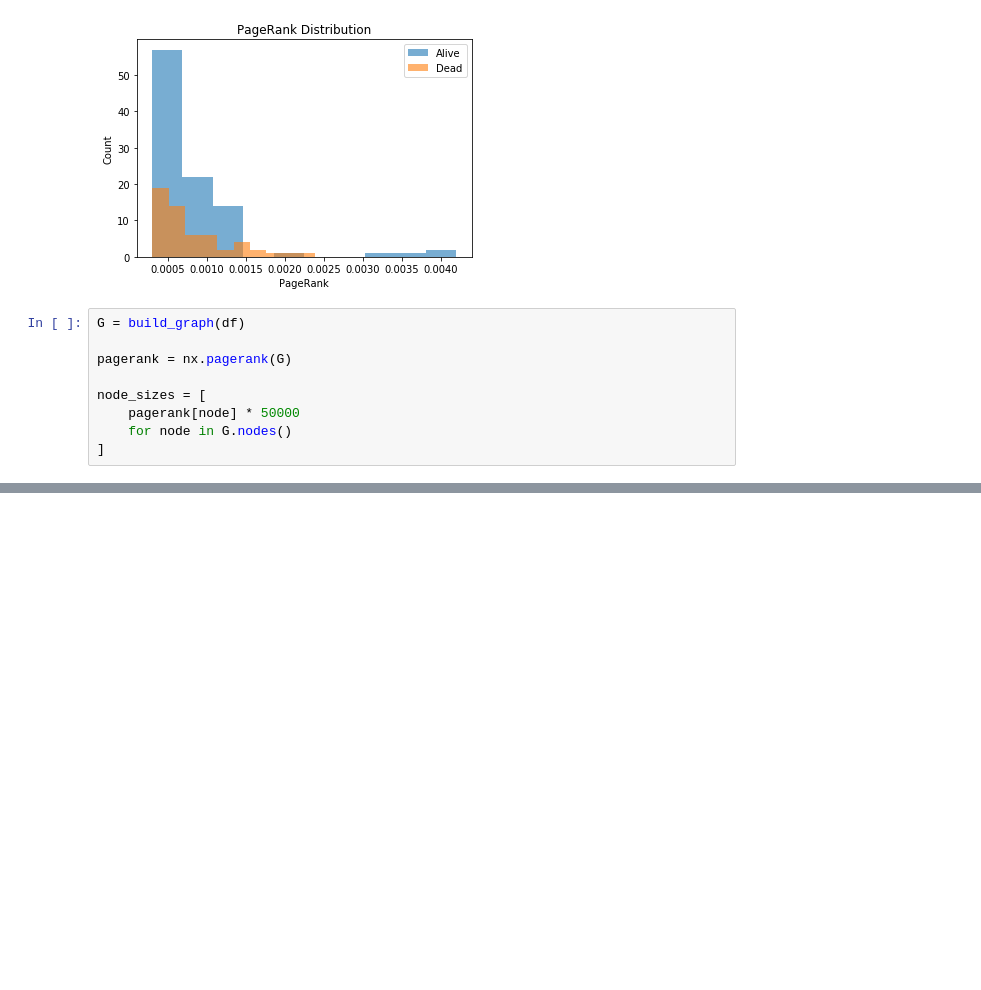
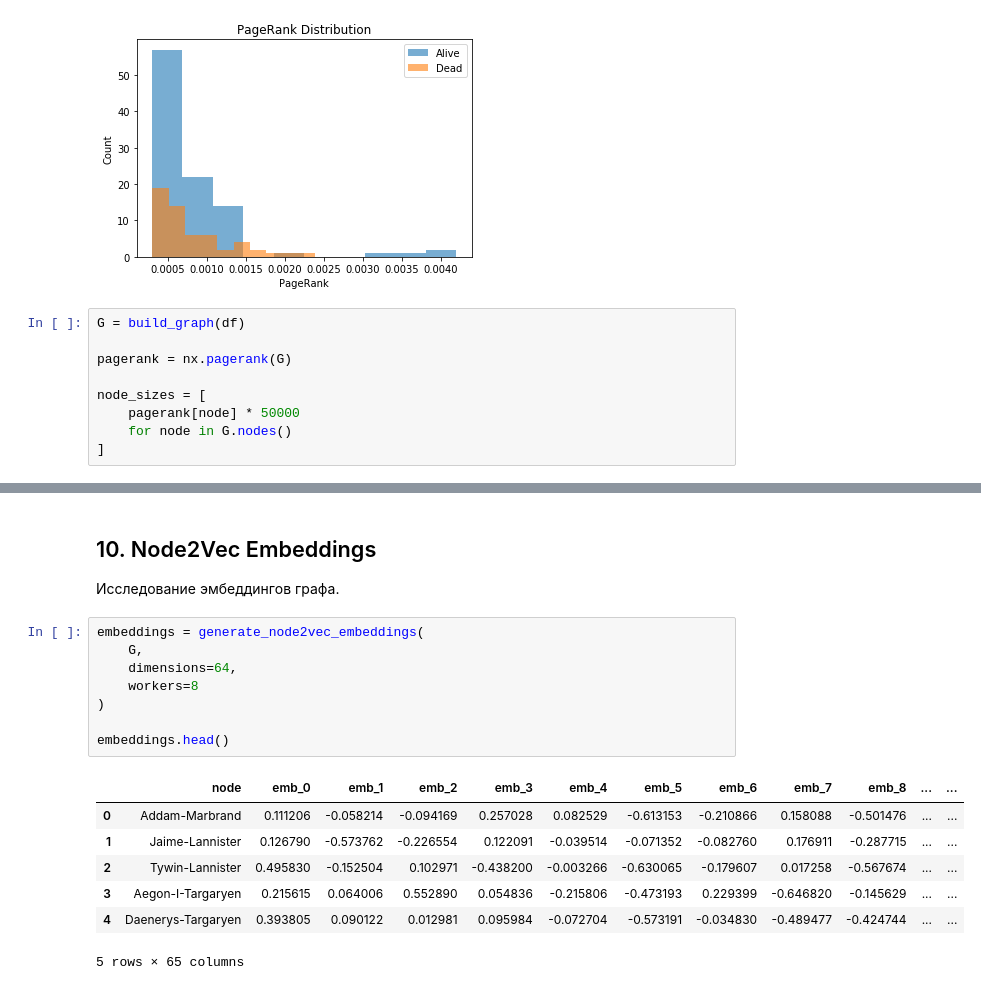
Before and after one commit to MksmDan/Game-of-Thrones-Network-Analysis, a Jupyter notebook: notebooks/exploration.ipynb, the cells around one changed output, grey strips where cells are left out. Drawn from its saved outputs; the diff is of its cells as text; blank space fills up the shorter version.

```diff
--- a/notebooks/exploration.ipynb
+++ b/notebooks/exploration.ipynb
@@ -541,3 +631,23 @@ plt.savefig(
 plt.show()
 # %% [output]
 [figure]
+# %% [markdown]
+## 10. Node2Vec Embeddings
+
+Исследование эмбеддингов графа.
+# %%
+embeddings = generate_node2vec_embeddings(
+    G,
+    dimensions=64,
+    workers=8
+)
+
+embeddings.head()
+# %% [output]
+|  | node | emb_0 | emb_1 | emb_2 | emb_3 | emb_4 | emb_5 | emb_6 | emb_7 | emb_8 | ... | ... |
+| 0 | Addam-Marbrand | 0.111206 | -0.058214 | -0.094169 | 0.257028 | 0.082529 | -0.613153 | -0.210866 | 0.158088 | -0.501476 | ... | ... |
+| 1 | Jaime-Lannister | 0.126790 | -0.573762 | -0.226554 | 0.122091 | -0.039514 | -0.071352 | -0.082760 | 0.176911 | -0.287715 | ... | ... |
+| 2 | Tywin-Lannister | 0.495830 | -0.152504 | 0.102971 | -0.438200 | -0.003266 | -0.630065 | -0.179607 | 0.017258 | -0.567674 | ... | ... |
+| 3 | Aegon-I-Targaryen | 0.215615 | 0.064006 | 0.552890 | 0.054836 | -0.215806 | -0.473193 | 0.229399 | -0.646820 | -0.145629 | ... | ... |
+| 4 | Daenerys-Targaryen | 0.393805 | 0.090122 | 0.012981 | 0.095984 | -0.072704 | -0.573191 | -0.034830 | -0.489477 | -0.424744 | ... | ... |
+5 rows × 65 columns
```
Also changed, not shown: parts of 82 cells of this notebook, 7 other files.
